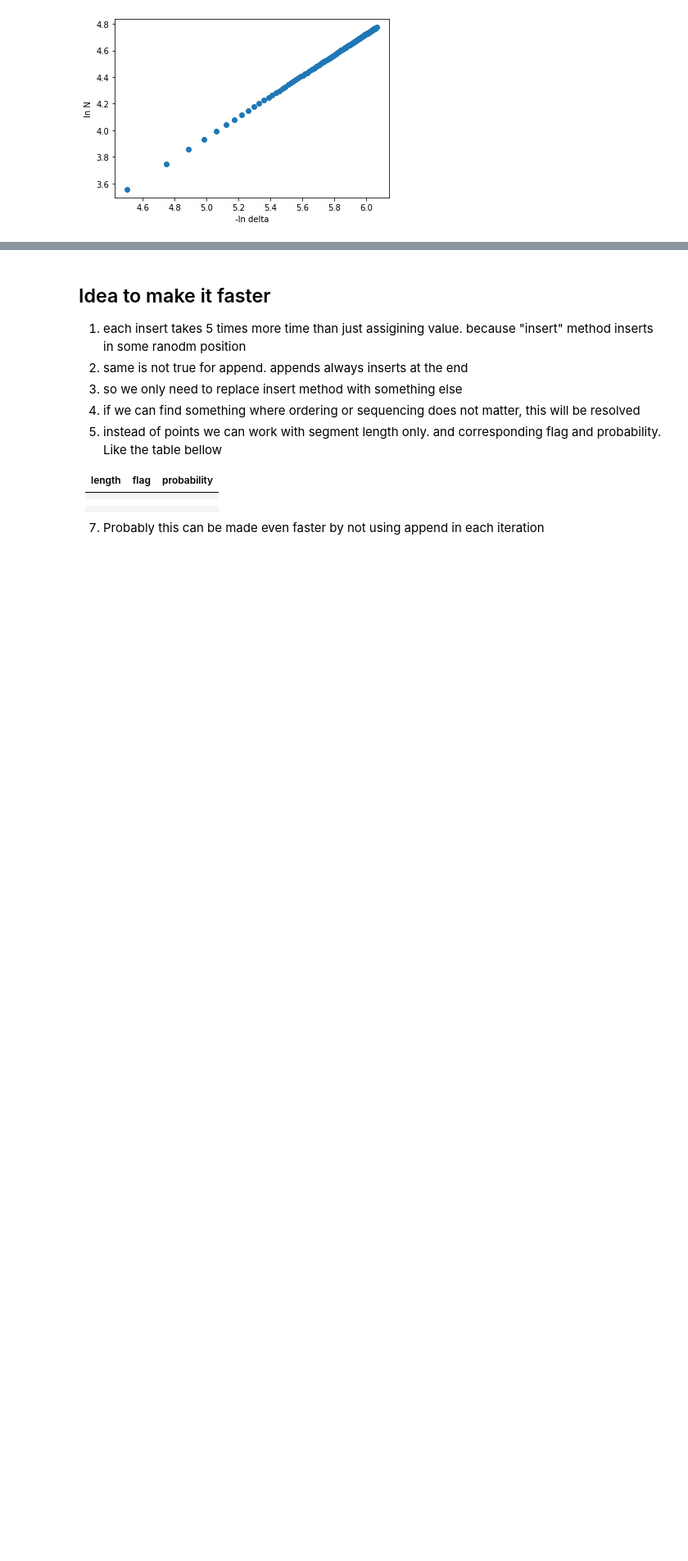
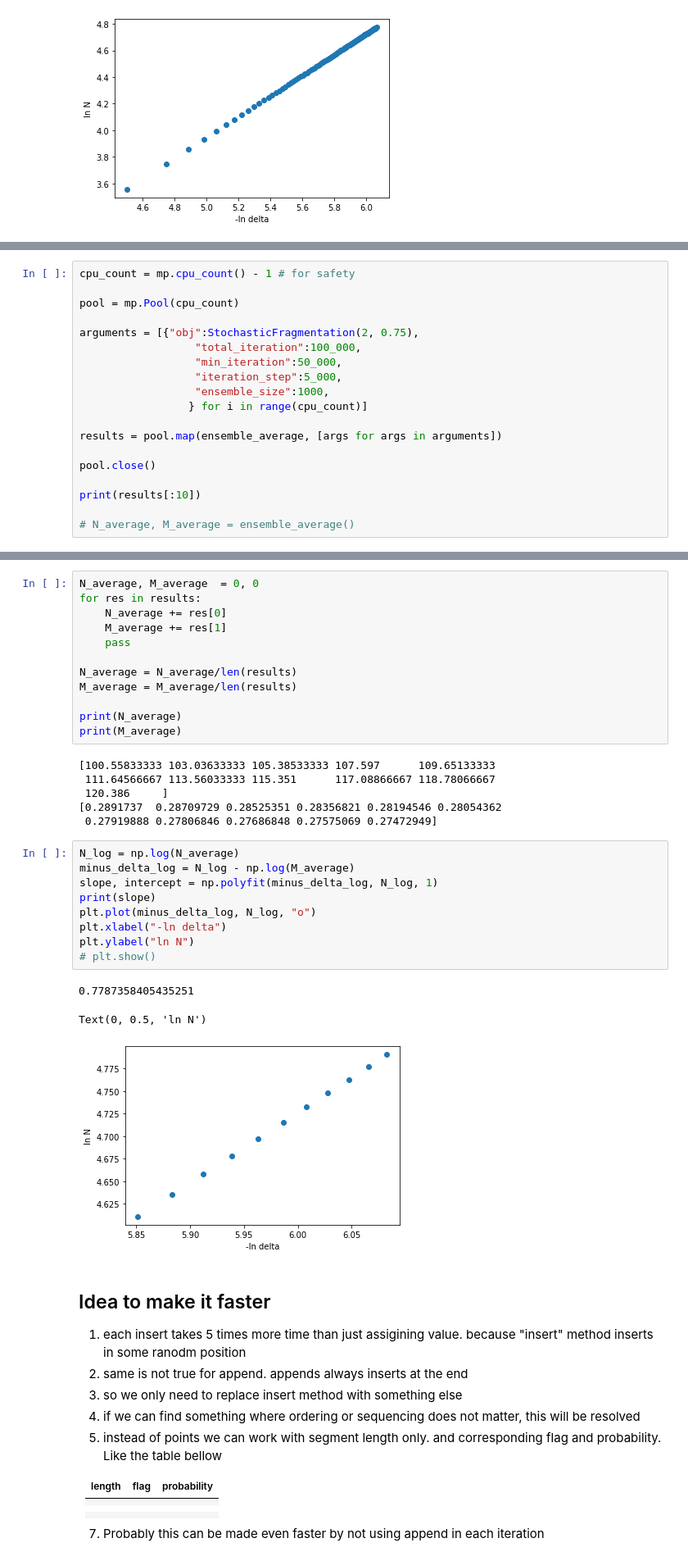
Before and after one commit to rahman-rakib/Stochastic-Fractal, a Jupyter notebook: notebooks/stochastic-fragmentation-class.ipynb, the cells around one changed output, grey strips where cells are left out. Shown: that part at 82% size. Saved outputs shown, nothing was run; the diff lists cells and outputs as text; blank space fills up the shorter version.

```diff
--- a/notebooks/stochastic-fragmentation-class.ipynb
+++ b/notebooks/stochastic-fragmentation-class.ipynb
@@ -378,0 +343,19 @@ array([999, 998, 997, 996, 995, 994, 993, 992, 991, 990, 989, 988, 987,
+# %%
+cpu_count = mp.cpu_count() - 1 # for safety
+
+pool = mp.Pool(cpu_count)
+
+arguments = [{"obj":StochasticFragmentation(2, 0.75),
+                  "total_iteration":100_000,
+                  "min_iteration":50_000,
+                  "iteration_step":5_000,
+                  "ensemble_size":1000,
+                 } for i in range(cpu_count)]
+
+results = pool.map(ensemble_average, [args for args in arguments])
+
+pool.close()
+
+print(results[:10])
+
+# N_average, M_average = ensemble_average()
@@ -379,3 +380,34 @@ array([999, 998, 997, 996, 995, 994, 993, 992, 991, 990, 989, 988, 987,
+# %%
+N_average, M_average  = 0, 0
+for res in results:
+    N_average += res[0]
+    M_average += res[1]
+    pass
+
+N_average = N_average/len(results)
+M_average = M_average/len(results)
+
+print(N_average)
+print(M_average)
+# %% [output]
+[100.55833333 103.03633333 105.38533333 107.597      109.65133333
+ 111.64566667 113.56033333 115.351      117.08866667 118.78066667
+ 120.386     ]
+[0.2891737  0.28709729 0.28525351 0.28356821 0.28194546 0.28054362
+ 0.27919888 0.27806846 0.27686848 0.27575069 0.27472949]
+# %%
+N_log = np.log(N_average)
+minus_delta_log = N_log - np.log(M_average)
+slope, intercept = np.polyfit(minus_delta_log, N_log, 1)
+print(slope)
+plt.plot(minus_delta_log, N_log, "o")
+plt.xlabel("-ln delta")
+plt.ylabel("ln N")
+# plt.show()
+# %% [output]
+0.7787358405435251
+Text(0, 0.5, 'ln N')
+[figure, added]
 # %% [markdown]
 ## Idea to make it faster
 
```
Also changed, not shown: parts of 22 cells of this notebook.
